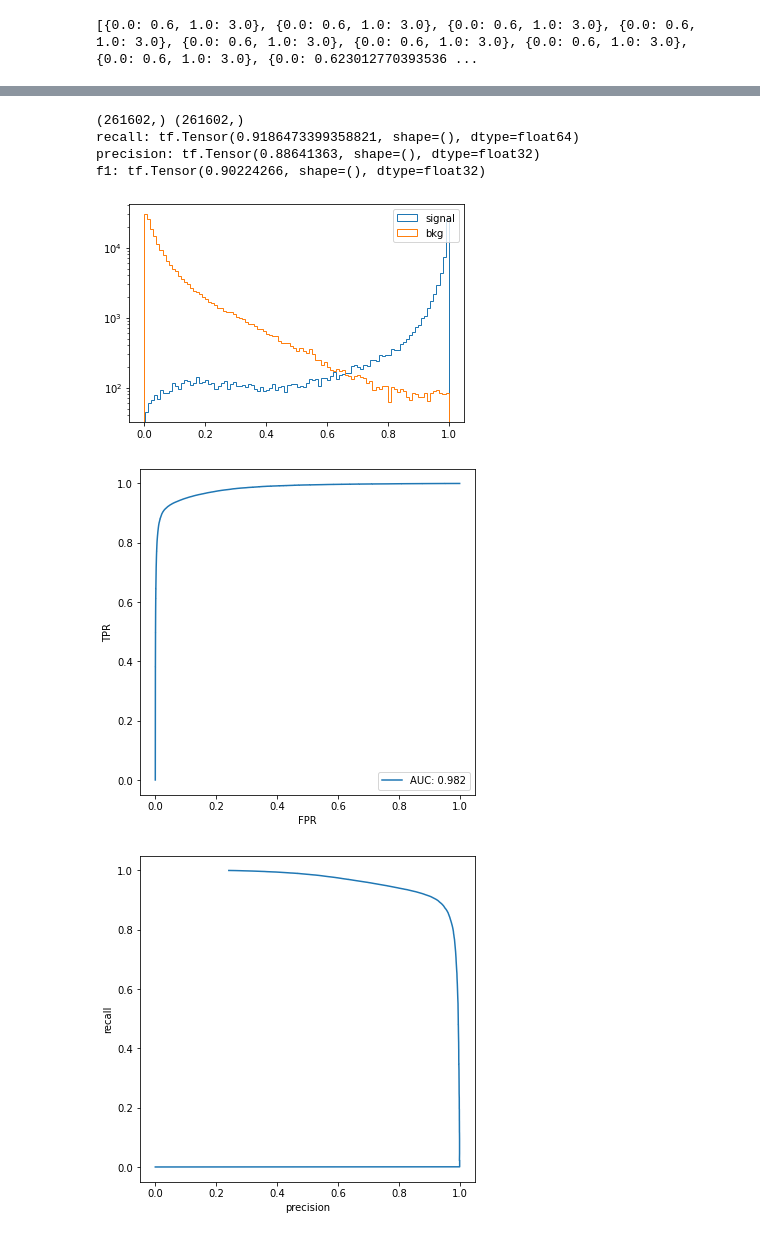
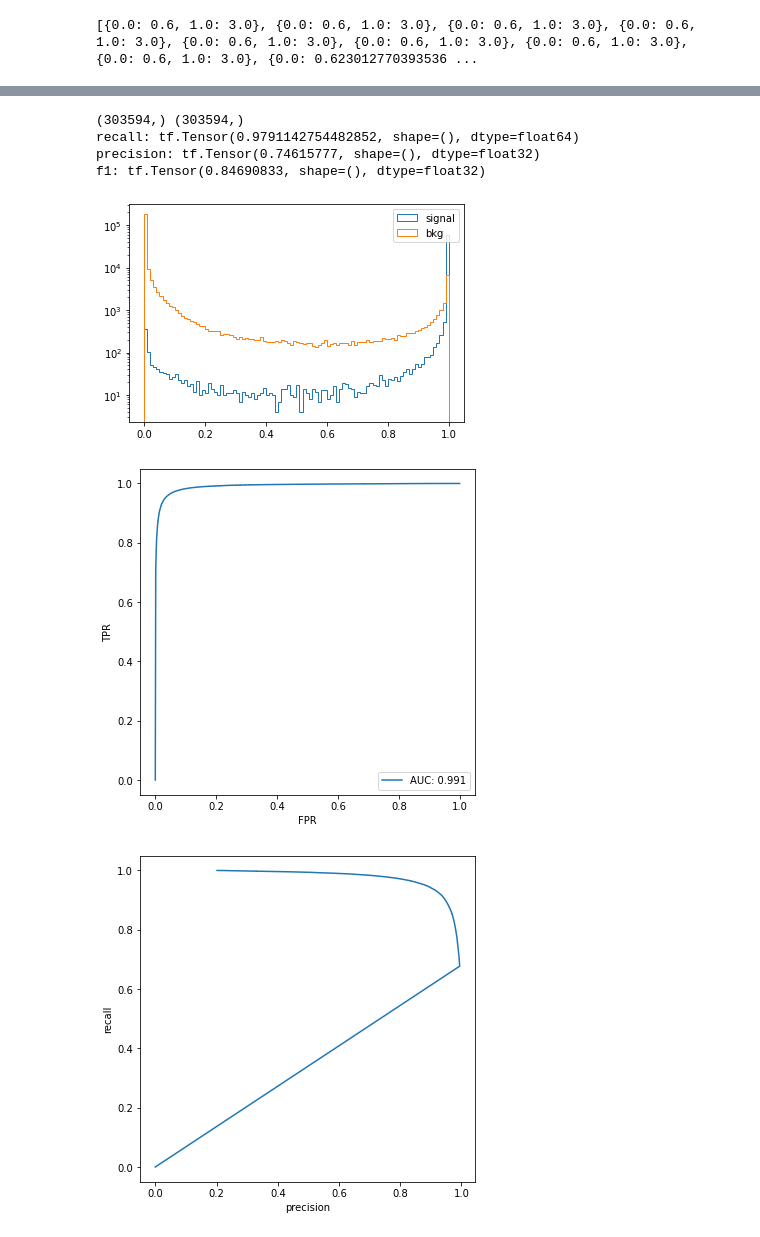
Before and after one commit to martinosal/wqems_preparedata, a Jupyter notebook: sen1_training_test.ipynb, the cells around one changed output, grey strips where cells are left out. Saved outputs shown, nothing was run; the diff lists cells and outputs as text; code cells hidden in the pictures.

```diff
--- a/sen1_training_test.ipynb
+++ b/sen1_training_test.ipynb
@@ -212,20 +215,22 @@ def evaluate_model(model,data,y):
   test_recall_ragged=list()
   test_precision_ragged=list()
 
-  for k in np.arange(len(selected_y)):
-    print('Number of samples:', y[k].shape[0], 'length of samples:', k+3)
-    loss,acc,auc,recall,precision,f1=model.evaluate(data[k], y[k])
-    #print('evaluation - loss, acc, auc, f1:',loss,acc,auc,f1)
-    test_loss_ragged.append(loss)
-    test_acc_ragged.append(acc)
-    test_auc_ragged.append(auc)
-    test_recall_ragged.append(recall)
-    test_precision_ragged.append(precision)
-    test_f1_ragged.append(f1)
-    pred_tmp=model_gauss.predict(data[k])
-    test_pred_ragged.append(pred_tmp)
-    score_hist(pred_tmp,y[k])
-
+  for k in np.arange(len(y)):
+    if len(data[k])>0:
+      print('Number of samples:', y[k].shape[0], 'length of samples:', k+3)
+      loss,acc,auc,recall,precision,f1=model.evaluate(data[k], y[k])
+      #print('evaluation - loss, acc, auc, f1:',loss,acc,auc,f1)
+      test_loss_ragged.append(loss)
+      test_acc_ragged.append(acc)
+      test_auc_ragged.append(auc)
+      test_recall_ragged.append(recall)
+      test_precision_ragged.append(precision)
+      test_f1_ragged.append(f1)
+      pred_tmp=model_gauss.predict(data[k])
+      test_pred_ragged.append(pred_tmp)
+      score_hist(pred_tmp,y[k])
+    else:
+      continue
   return test_pred_ragged,test_loss_ragged,test_acc_ragged,test_auc_ragged,test_f1_ragged,test_recall_ragged,test_precision_ragged
 # %%
 class GaussK_channel_module(Model):
@@ -459,13 +464,13 @@ Number of samples: 21560 length of samples: 8
 # %%
-f1, precision, recall, auc, fpr, tpr, thresholds = performance(test_pred_ragged,selected_y)
+f1, precision, recall, auc, fpr, tpr, thresholds = performance(train_pred_ragged,selected_y)
 # %% [output]
-(261602,) (261602,)
-recall: tf.Tensor(0.9186473399358821, shape=(), dtype=float64)
-precision: tf.Tensor(0.88641363, shape=(), dtype=float32)
-f1: tf.Tensor(0.90224266, shape=(), dtype=float32)
+(303594,) (303594,)
+recall: tf.Tensor(0.9791142754482852, shape=(), dtype=float64)
+precision: tf.Tensor(0.74615777, shape=(), dtype=float32)
+f1: tf.Tensor(0.84690833, shape=(), dtype=float32)
-[figure, old version]
+[figure, new version]
-[figure, old version]
+[figure, new version]
-[figure, old version]
+[figure, new version]
 # %%
 test_pred_ragged,test_loss_ragged,test_acc_ragged,test_auc_ragged,test_f1_ragged,test_recall_ragged,test_precision_ragged=evaluate_model(model_gauss,test_data,test_y)
 # %% [output]
```
Also changed, not shown: parts of 6 cells of this notebook.
